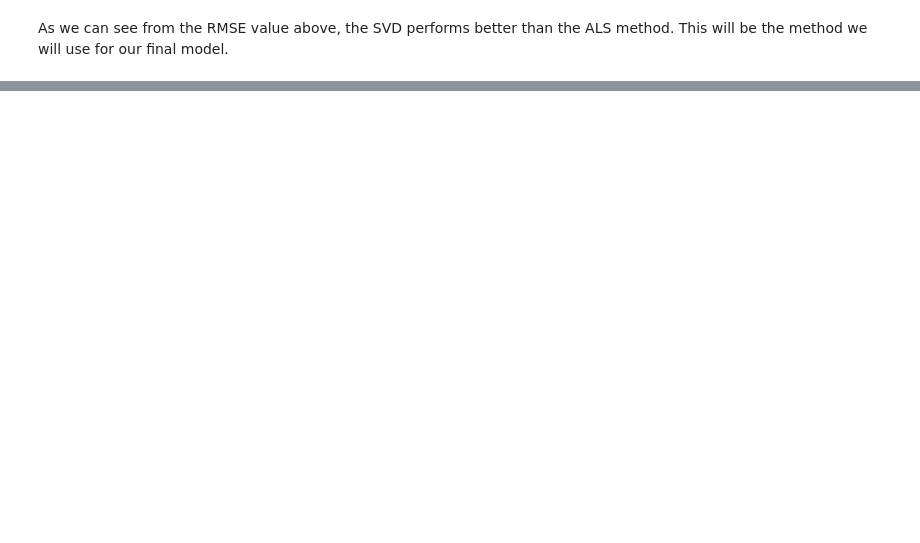
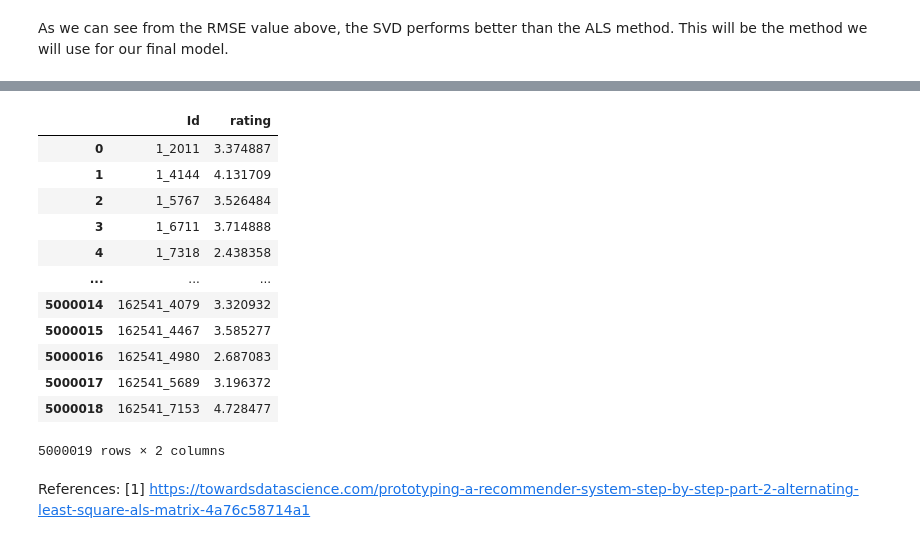
Before and after one commit to VicariousVision/Classification-CB2, a Jupyter notebook: cb2-movie-classifier(1)(1).ipynb, the cells around one changed output, grey strips where cells are left out. Saved outputs shown, nothing was run; the diff lists cells and outputs as text; code cells hidden in the pictures; blank space fills up the shorter version.

```diff
--- a/cb2-movie-classifier(1)(1).ipynb
+++ b/cb2-movie-classifier(1)(1).ipynb
@@ -938,6 +652,0 @@ predictions = algo.test(test)
-# %%
-df_test['Id'] = df_test['userId'].astype(str)  + '_'+ df_test['movieId'].astype(str)
-# %%
-df_test['rating'] = ratings
-del df_test['userId']
-del df_test['movieId']
@@ -946,7 +652,0 @@ df_test
-# %%
-df_test['R'] = df_test['rating']
-del df_test['rating']
-
-df_test['rating'] = df_test['R']
-
-del df_test['R']
@@ -954,0 +653,40 @@ df_test.to_csv('Kaggle_submission2.csv', index = False)
+# %%
+# Creates a new list and predicts scores based on every movieId and userId pair for all rows
+submission_df = [algo.predict(row.userId, row.movieId) for _,row in df_test.iterrows()]
+# %%
+# Creates a new DataFrame from the list above
+preds = pd.DataFrame(submission_df)
+
+# Rename columns and drop uneeded columns
+preds=preds.rename(columns={'uid':'userId', 'iid':'movieId','est':'rating'})
+preds.drop(['r_ui','details'],axis=1,inplace=True)
+
+# Formats the Id column into the format needed by kaggle
+preds['Id']=preds.apply(lambda x:'%s_%s' % (x['userId'],x['movieId']),axis=1)
+preds['Id']=preds.apply(lambda x:'%s_%s' % (x['userId'],x['movieId']),axis=1)
+
+# Drop the features that will not be required for the submission
+preds.drop(['userId', 'movieId'], inplace=True, axis= 1)
+# Change positioning of columns
+preds = preds[['Id', 'rating']]
+
+# Create Submission file
+preds.to_csv("submission.csv", index=False)
+preds
+# %% [output]
+|  | Id | rating |
+| 0 | 1_2011 | 3.374887 |
+| 1 | 1_4144 | 4.131709 |
+| 2 | 1_5767 | 3.526484 |
+| 3 | 1_6711 | 3.714888 |
+| 4 | 1_7318 | 2.438358 |
+| ... | ... | ... |
+| 5000014 | 162541_4079 | 3.320932 |
+| 5000015 | 162541_4467 | 3.585277 |
+| 5000016 | 162541_4980 | 2.687083 |
+| 5000017 | 162541_5689 | 3.196372 |
+| 5000018 | 162541_7153 | 4.728477 |
+5000019 rows × 2 columns
+# %% [markdown]
+References:
+[1] https://towardsdatascience.com/prototyping-a-recommender-system-step-by-step-part-2-alternating-least-square-als-matrix-4a76c58714a1
```
Also changed, not shown: parts of 54 cells of this notebook, 2 other files.
